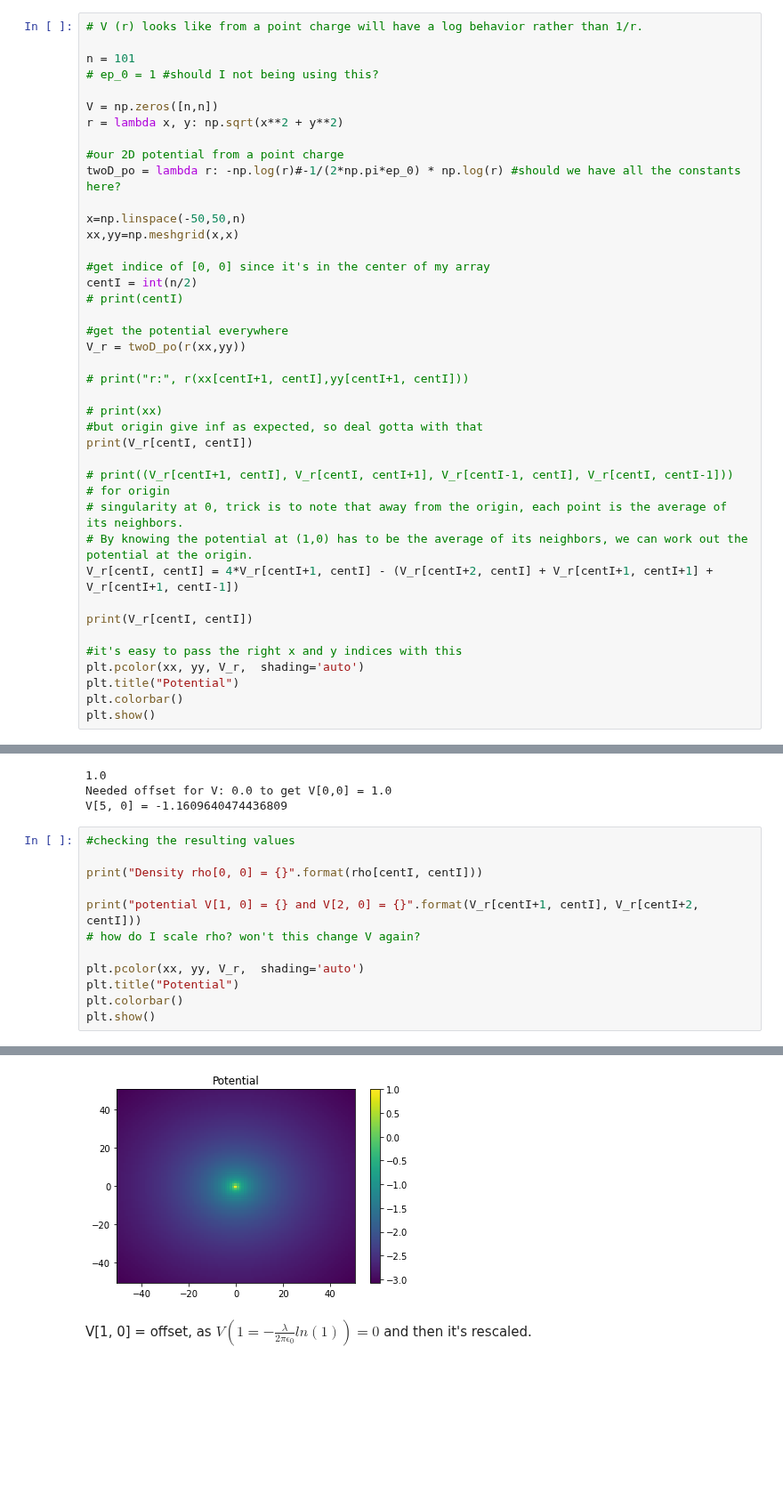
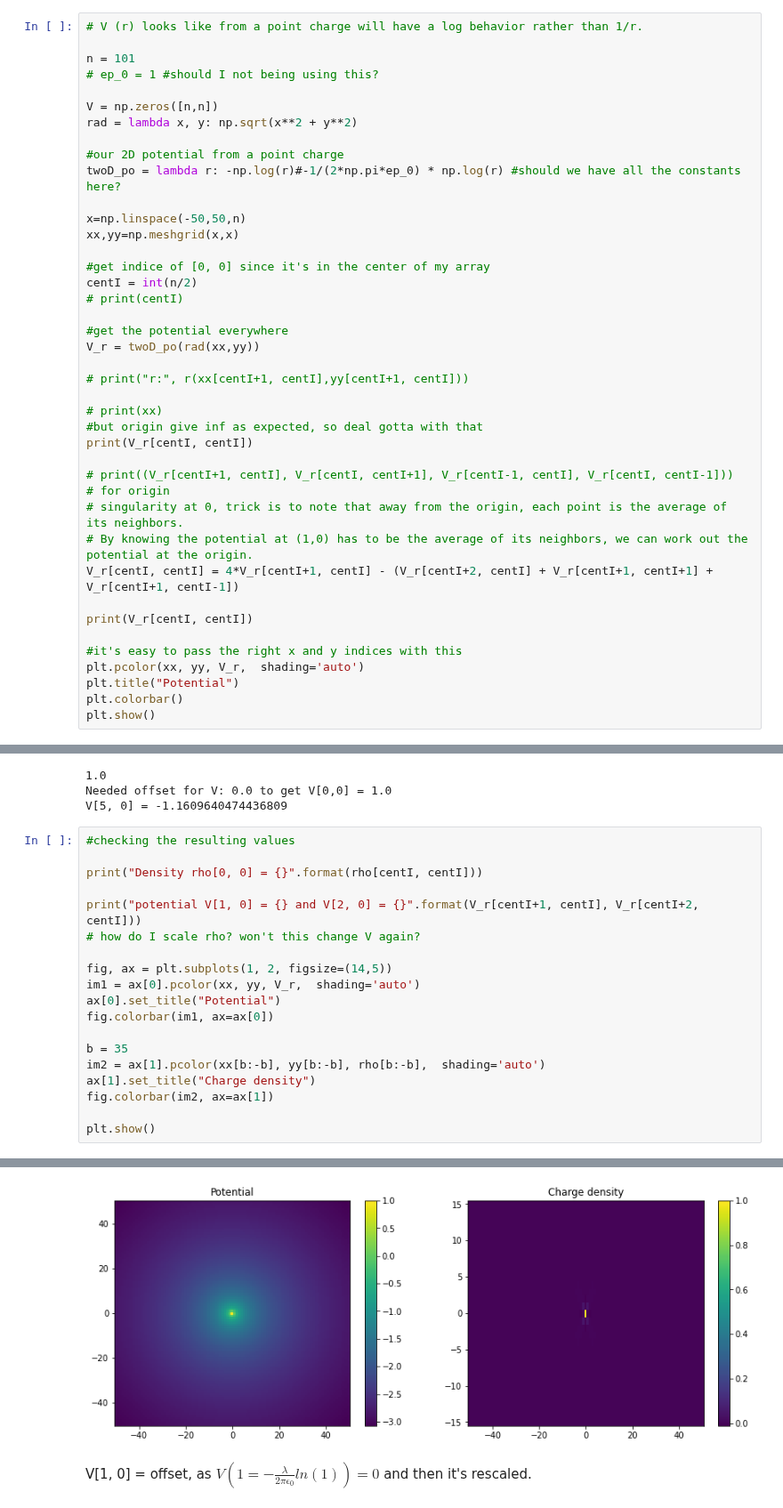
Before and after one commit to eklem1/Phys512_EK, a Jupyter notebook: PS7/A7_Q2.ipynb, the cells around one changed output, grey strips where cells are left out. Shown at 89% size. Saved outputs shown, nothing was run; the diff lists cells and outputs as text; blank space fills up the shorter version.

```diff
--- a/PS7/A7_Q2.ipynb
+++ b/PS7/A7_Q2.ipynb
@@ -27,7 +27,7 @@ n = 101
 # ep_0 = 1 #should I not being using this?
 
 V = np.zeros([n,n])
-r = lambda x, y: np.sqrt(x**2 + y**2)
+rad = lambda x, y: np.sqrt(x**2 + y**2)
 
 #our 2D potential from a point charge
 twoD_po = lambda r: -np.log(r)#-1/(2*np.pi*ep_0) * np.log(r) #should we have all the constants here?
@@ -40,7 +40,7 @@ centI = int(n/2)
 # print(centI)
 
 #get the potential everywhere
-V_r = twoD_po(r(xx,yy))
+V_r = twoD_po(rad(xx,yy))
 
 # print("r:", r(xx[centI+1, centI],yy[centI+1, centI]))
 
@@ -107,18 +107,25 @@ V[5, 0] = -1.1609640474436809
 # %%
 #checking the resulting values
 
 print("Density rho[0, 0] = {}".format(rho[centI, centI]))
 
 print("potential V[1, 0] = {} and V[2, 0] = {}".format(V_r[centI+1, centI], V_r[centI+2, centI]))
 # how do I scale rho? won't this change V again?
 
-plt.pcolor(xx, yy, V_r,  shading='auto')
-plt.title("Potential")
-plt.colorbar()
+fig, ax = plt.subplots(1, 2, figsize=(14,5))
+im1 = ax[0].pcolor(xx, yy, V_r,  shading='auto')
+ax[0].set_title("Potential")
+fig.colorbar(im1, ax=ax[0])
+
+b = 35
+im2 = ax[1].pcolor(xx[b:-b], yy[b:-b], rho[b:-b],  shading='auto')
+ax[1].set_title("Charge density")
+fig.colorbar(im2, ax=ax[1])
+
 plt.show()
 # %% [output]
 Density rho[0, 0] = 1.0
 potential V[1, 0] = 0.0 and V[2, 0] = -0.49999999999999994
-[figure, old version]
+[figure, new version]
 # %% [markdown]
 V[1, 0] = offset, as $V(1 = -\frac{\lambda}{2\pi\epsilon_0}ln(1)) = 0$ and then it's rescaled.
```
Also changed, not shown: parts of 9 cells of this notebook.
